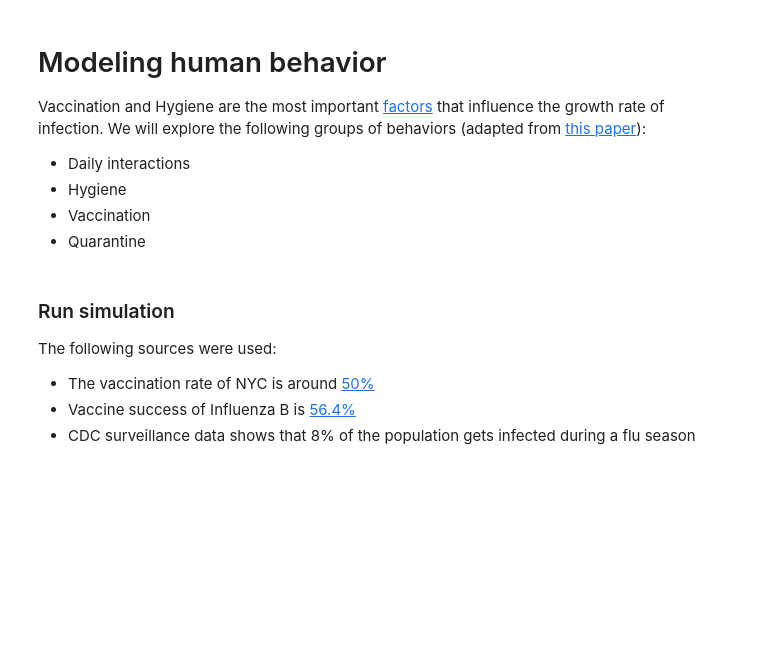
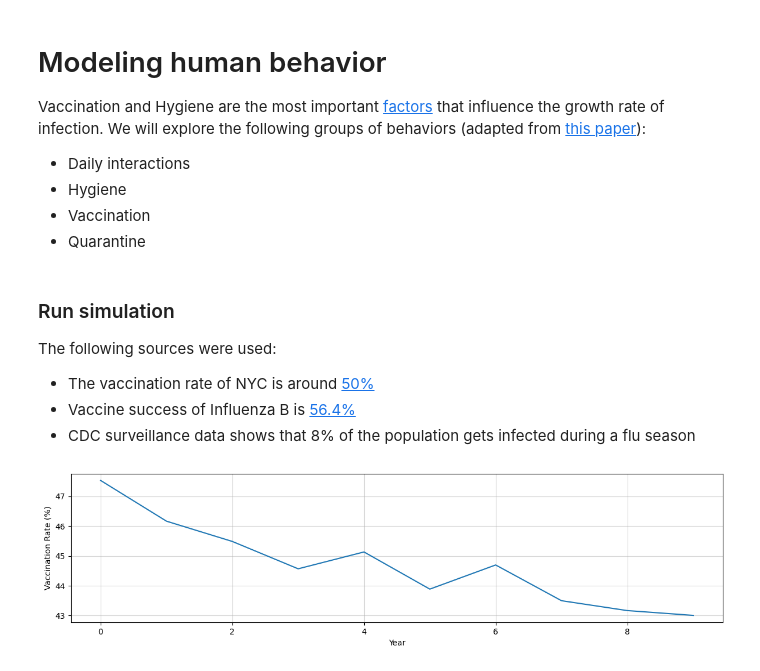
Before and after one commit to Jaslavie/virus-modeling, a Jupyter notebook: Behav.ipynb, the cells around one changed output. Drawn from its saved outputs; the diff is of its cells as text; code cells hidden in the pictures; blank space fills up the shorter version.

```diff
--- a/Behav.ipynb
+++ b/Behav.ipynb
@@ -56,11 +61,53 @@ The following sources were used:
 - The vaccination rate of NYC is around [50%](https://www.nyc.gov/site/doh/about/press/pr2020/flu-vaccinations-surge-this-season.page)
 - Vaccine success of Influenza B is [56.4%](https://www.cidrap.umn.edu/influenza-vaccines/flu-vaccine-estimated-be-21-effective-against-flu-spread-household-members)
 - CDC surveillance data shows that 8% of the population gets infected during a flu season
-# %%
-# run simulation
-p_n = .5 # initial vaccination rate
-s = .564 # probability of vaccine success
-r = .1 # vaccine morbidity rate
-phi = .08 # fractional size of pandemic
-
-print(vaccination_decision(p_n, s, r, phi))
+# %%
+# run multiple simulations
+def run_simulations(years, initial_p_n):
+    """
+    Run multiple simulations of vaccination decision over a given number of years.
+    """
+    p_n = initial_p_n
+    results = []
+
+    # base parameters
+    s = .564 # probability of vaccine success
+    r = .1 # vaccine morbidity rate
+    phi = .08 # fractional size of pandemic
+
+    for year in range(years):
+        current_phi = phi * np.random.uniform(0.8, 1.2) # +-20% variation in epidemic size
+        current_s = s * np.random.uniform(0.9, 1.1) # +-10% variation in vaccine success
+        current_r = r * np.random.uniform(0.9, 1.1) # +-10% variation in vaccine morbidity rate
+
+        p_next = vaccination_decision(p_n, current_s, current_r, current_phi)
+        results.append({
+            'year': year,
+            'vaccination_rate': p_next*100,
+            'epidemic_size': current_phi,
+            'success_rate': current_s,
+            'morbidity_rate': current_r
+        })
+
+        p_n = p_next
+
+    return pd.DataFrame(results)
+
+# run simulations
+initial_p_n = .5 # start with a 50% vaccination rate
+df_results = run_simulations(years=10, initial_p_n=initial_p_n)
+
+# plot results
+plt.figure(figsize=(12, 6))
+
+# vaccination rate over time
+plt.subplot(2, 1, 1)
+plt.plot(df_results['year'], df_results['vaccination_rate'], label='Vaccination Rate')
+plt.xlabel('Year')
+plt.ylabel('Vaccination Rate (%)')
+plt.grid(True, alpha=0.5)
+
+plt.tight_layout()
+plt.show()
+# %% [output]
+[figure, added]
```
Also changed, not shown: parts of 1 cell of this notebook, 1 other file.
